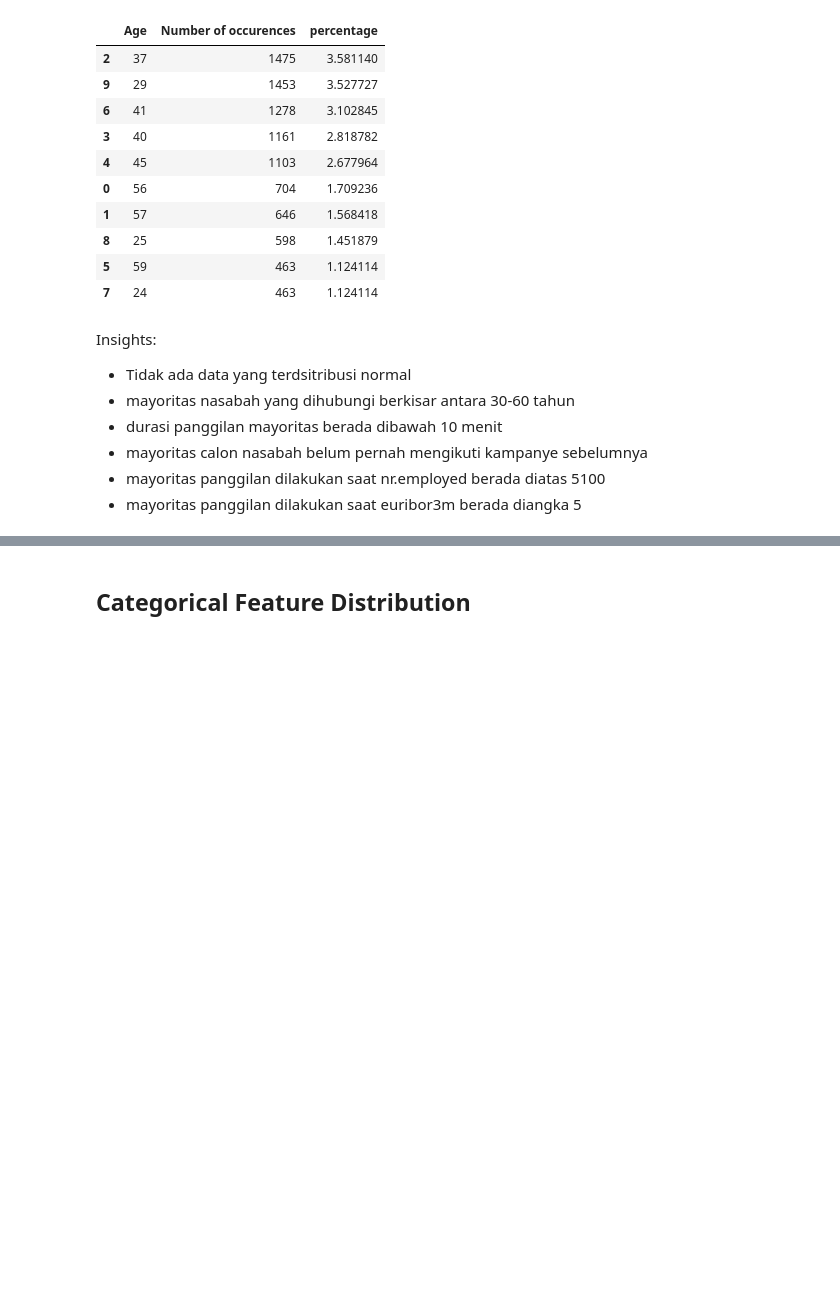
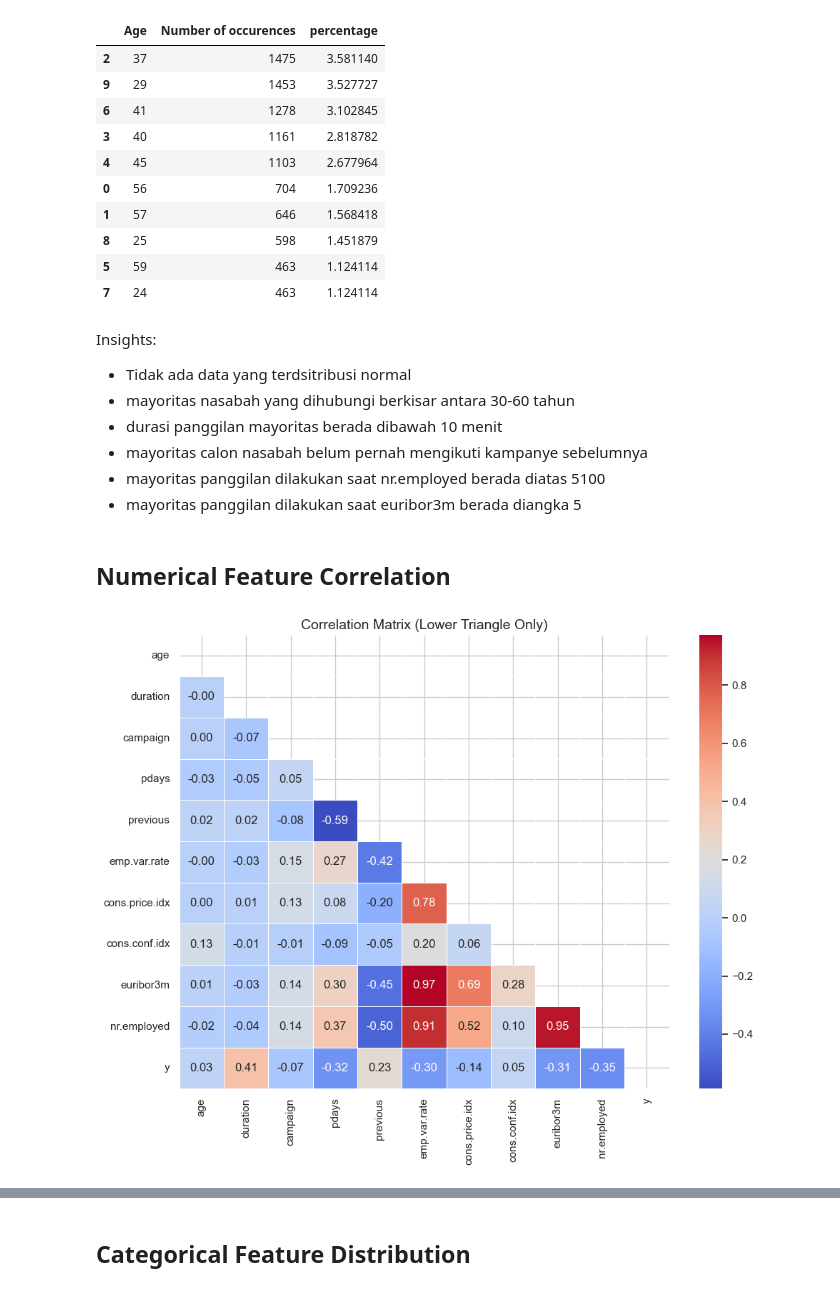
Before and after one commit to akmalraafid25/BetaGroup_JC_DS_OL_FinalProject, a Jupyter notebook: FinalProject.ipynb, the cells around one changed output, grey strips where cells are left out. Drawn from its saved outputs; the diff is of its cells as text; code cells hidden in the pictures; blank space fills up the shorter version.

```diff
--- a/FinalProject.ipynb
+++ b/FinalProject.ipynb
@@ -366,3 +366,25 @@ Insights:
 - mayoritas calon nasabah belum pernah mengikuti kampanye sebelumnya
 - mayoritas panggilan dilakukan saat nr.employed berada diatas 5100
 - mayoritas panggilan dilakukan saat euribor3m berada diangka 5
+# %% [markdown]
+## **Numerical Feature Correlation**
+# %%
+import numpy as np
+# Pilih fitur numerik dan ubah target menjadi numerik
+numerical_df = df.select_dtypes(include=['int64', 'float64'])
+numerical_df['y'] = df['y'].map({'no': 0, 'yes': 1})
+
+# Hitung korelasi
+corr = numerical_df.corr()
+
+# Buat mask untuk segitiga atas
+mask = np.triu(np.ones_like(corr, dtype=bool))
+
+# Plot heatmap
+plt.figure(figsize=(10, 8))
+sns.heatmap(corr, mask=mask, cmap='coolwarm', annot=True, fmt=".2f", linewidths=0.5)
+plt.title('Correlation Matrix (Lower Triangle Only)', fontsize=14)
+plt.tight_layout()
+plt.show()
+# %% [output]
+[figure, added]
```
Also changed, not shown: parts of 1 cell of this notebook.
